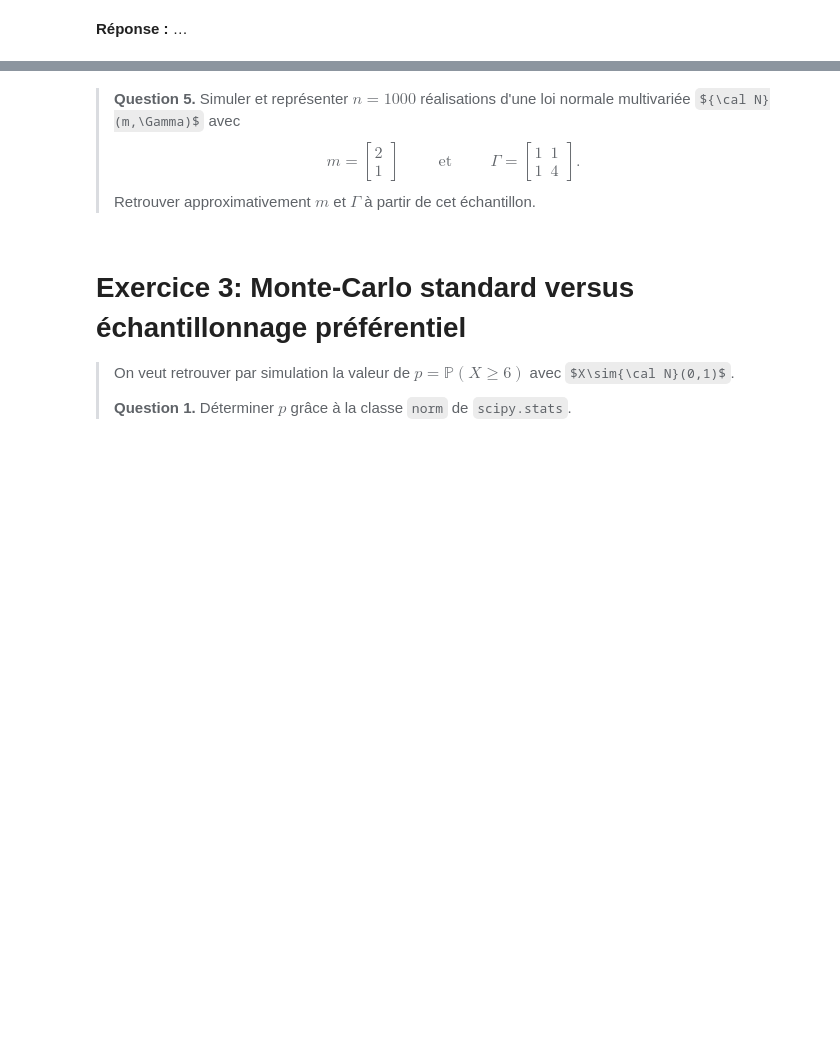
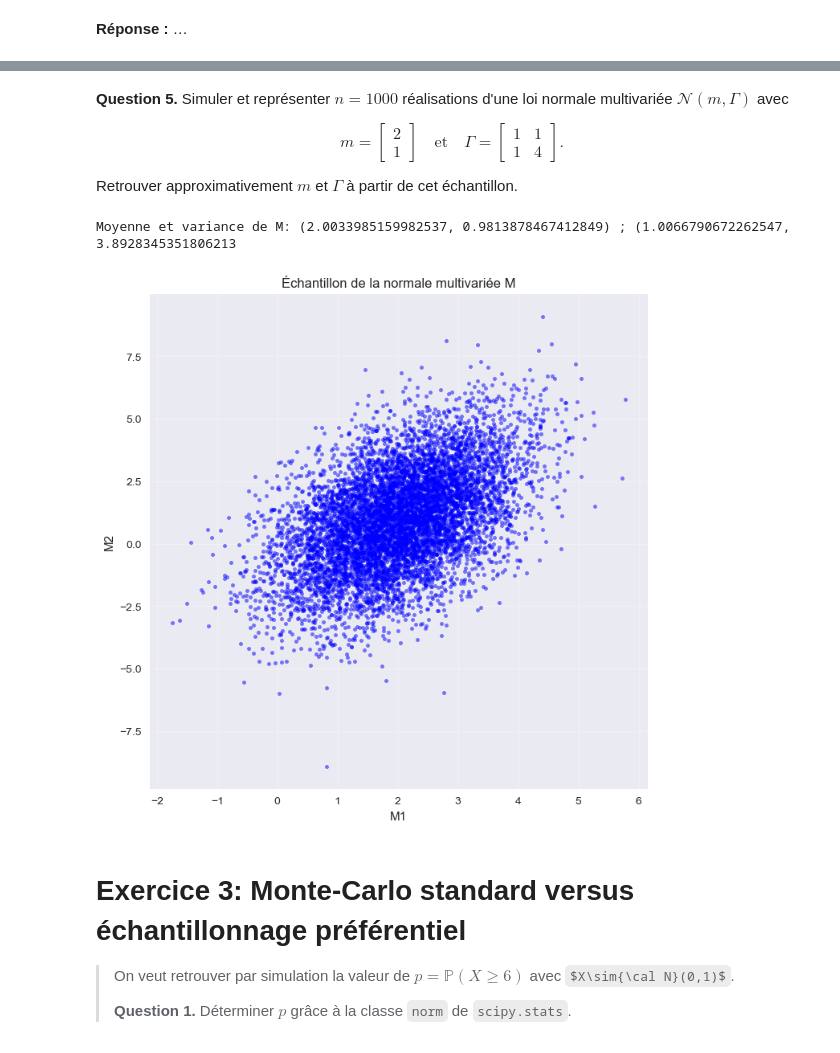
Before and after one commit to PolTibau/Statistique-Computationnelle, a Jupyter notebook: TP/TP1_student.ipynb, the cells around one changed output, grey strips where cells are left out. Cells and saved outputs as stored; diff of their text form; code cells hidden in the pictures; some formulas as TeX source; blank space fills up the shorter version.

```diff
--- a/TP/TP1_student.ipynb
+++ b/TP/TP1_student.ipynb
@@ -174,8 +337,10 @@ Quel est son défaut ?
 # %% [markdown]
->**Question 5.** Simuler et représenter $n=1000$ réalisations d'une loi normale multivariée ${\cal N}(m,\Gamma)$ avec
-$$m=\left[\begin{array}{l}
-2\\
-1\end{array}\right]\hspace{1cm}\mbox{et}\hspace{1cm}\Gamma=\left[\begin{array}{ll}
-1&1\\
-1&4\end{array}\right].$$
+**Question 5.** Simuler et représenter $n=1000$ réalisations d'une loi normale multivariée $\mathcal{N}(m,\Gamma)$ avec
+
+$$
+m = \begin{bmatrix} 2 \\ 1 \end{bmatrix}
+\quad \text{et} \quad
+\Gamma = \begin{bmatrix} 1 & 1 \\ 1 & 4 \end{bmatrix}.
+$$
+
 Retrouver approximativement $m$ et $\Gamma$ à partir de cet échantillon.
@@ -184,3 +347,41 @@ Retrouver approximativement $m$ et $\Gamma$ à partir de cet échantillon.
+# %%
+#donné un vecteur gaussien centré reduit, on trouve la normal multivariée comme M = m + L@N
+#avec N notre vecteur centré reduit et L telle que Sigma = L @ L^t qu'on trouve avec Cholesky ou Cholesky generalisé
+#en calculant on obtient que L = [[1,0], [1, sqrt(3)]]
+
+n = 10000
+U1 = stats.uniform.rvs(-1,2, size=n)
+U2 = stats.uniform.rvs(-1,2, size=n)
+#U uniforme sur [-1,1]^2
+
+V = stats.uniform.rvs(0,1,size=n)
+
+D1 = U1[(U1**2 + U2**2 <= 1)]
+D2 = U2[(U1**2 + U2**2 <= 1)]
+#Sur les couples D1, D2, on applique la transformation
+
+N1 = np.sqrt(-2*np.log(D1**2 +D2**2)/(D1**2 +D2**2)) * D1
+N2 = np.sqrt(-2*np.log(D1**2 +D2**2)/(D1**2 +D2**2)) * D2
+
+N = np.column_stack((N1,N2)) #on a que N es une normal multivariée centrée avec Sigma = Id_2
+M = np.array([2,1]) + (np.array([[1,0],[1,np.sqrt(3)]])@np.transpose(N)).T
+
+#on transpose N pour obtenir 1000 colonnes et 2 files, en obtenant en le produit aussi 2 files et 1000 colonnes, une
+#pour chaque simulation, donc on transpose ce résultat final pour sommer la moyenne
+
+print(f"Moyenne et variance de M: ({np.mean(M[:, 0])}, {np.mean(M[:, 1])}) ; ({np.var(M[:,0])}, {np.var(M[:,1])}")
+# print(f"Covariance de M: {np.cov(M[:,0], M[:,1])}")
+
+fig, ax = plt.subplots(figsize=(8,8))
+ax.scatter(M[:,0], M[:,1], c='blue', alpha=0.5, s=10)
+ax.set_xlabel('M1')
+ax.set_ylabel('M2')
+ax.set_title('Échantillon de la normale multivariée M')
+plt.grid(True, alpha=0.3)
+plt.show()
+# %% [output]
+Moyenne et variance de M: (2.0033985159982537, 0.9813878467412849) ; (1.0066790672262547, 3.8928345351806213
+[figure, added]
 # %% [markdown]
 # Exercice 3: Monte-Carlo standard versus échantillonnage préférentiel  <a id="part3"></a>
 >On veut retrouver par simulation la valeur de $p=\mathbb{P}(X\geq 6)$ avec $X\sim{\cal N}(0,1)$.
```
Also changed, not shown: parts of 10 cells of this notebook.
